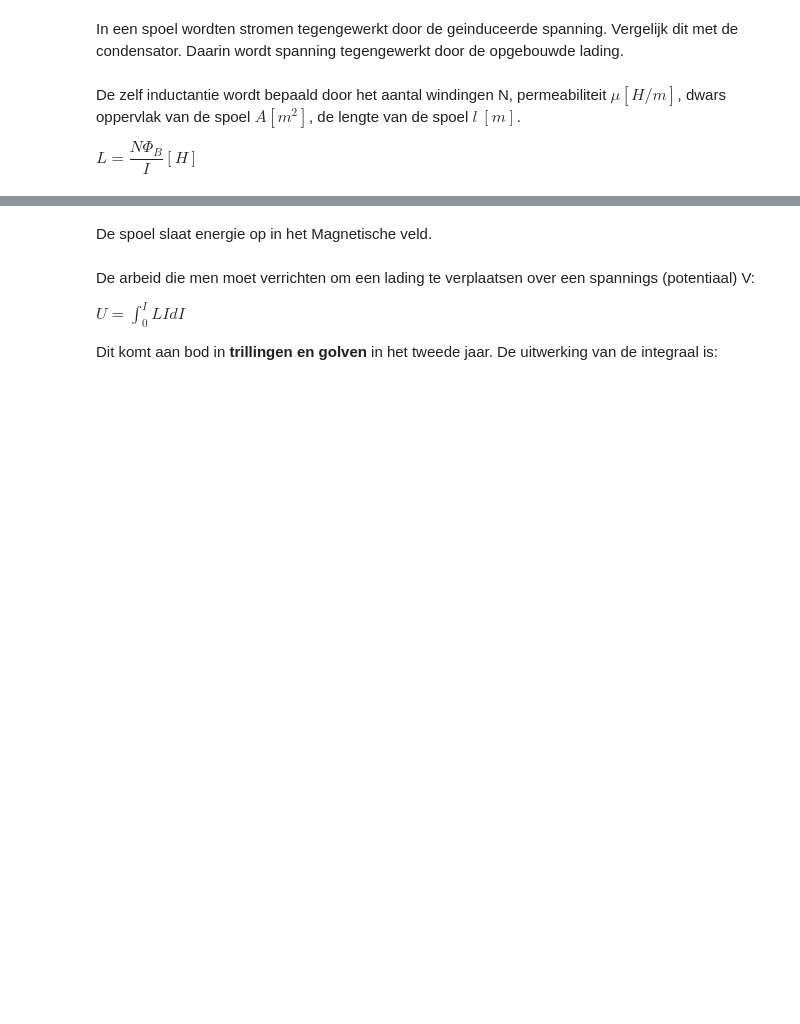
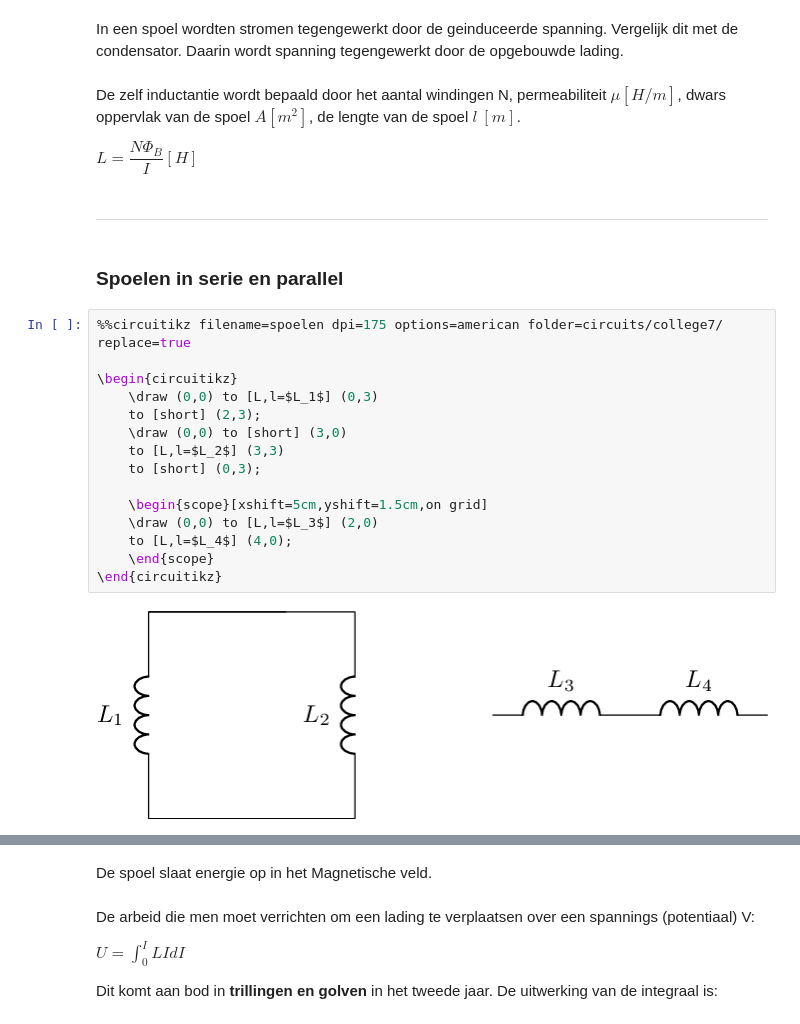
Before and after one commit to hkortier/DC, a Jupyter notebook: colleges/material/college7.ipynb, the cells around one changed output, grey strips where cells are left out. Drawn from its saved outputs; the diff is of its cells as text; blank space fills up the shorter version.

```diff
--- a/colleges/material/college7.ipynb
+++ b/colleges/material/college7.ipynb
@@ -101,3 +101,24 @@ Vergelijk dit met de condensator. Daarin wordt spanning tegengewerkt door de opg
 De zelf inductantie wordt bepaald door het aantal windingen N, permeabiliteit $\mu [H/m]$, dwars oppervlak van de spoel $A [m^2]$, de lengte van de spoel $l~[m]$.
 
 $L = \dfrac{N \Phi_B}{I} [H]$
+# %% [markdown]
+----
+# %% [markdown]
+### Spoelen in serie en parallel
+# %%
+%%circuitikz filename=spoelen dpi=175 options=american folder=circuits/college7/ replace=true
+
+\begin{circuitikz}
+    \draw (0,0) to [L,l=$L_1$] (0,3)
+    to [short] (2,3);
+    \draw (0,0) to [short] (3,0)
+    to [L,l=$L_2$] (3,3)
+    to [short] (0,3);
+
+    \begin{scope}[xshift=5cm,yshift=1.5cm,on grid]
+    \draw (0,0) to [L,l=$L_3$] (2,0)
+    to [L,l=$L_4$] (4,0);
+    \end{scope}
+\end{circuitikz}
+# %% [output]
+[figure, added]
```
Also changed, not shown: parts of 4 cells of this notebook, 18 other files.
